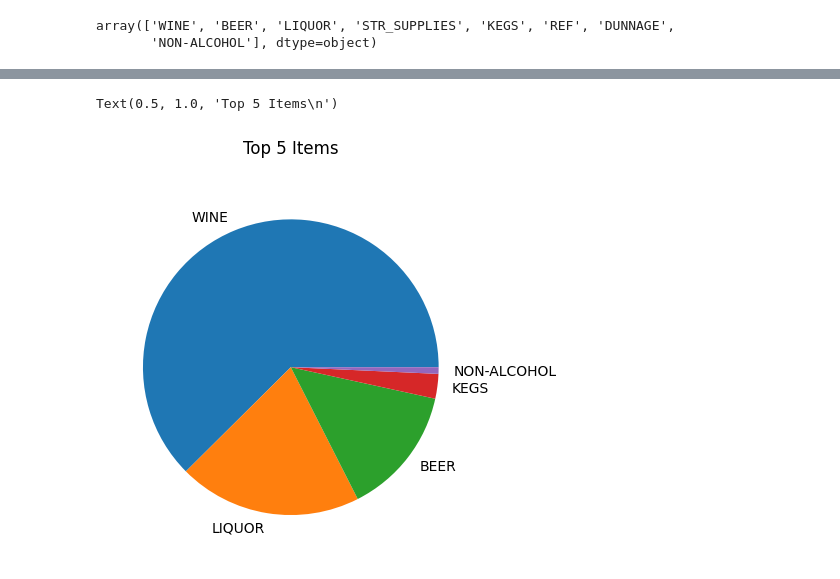
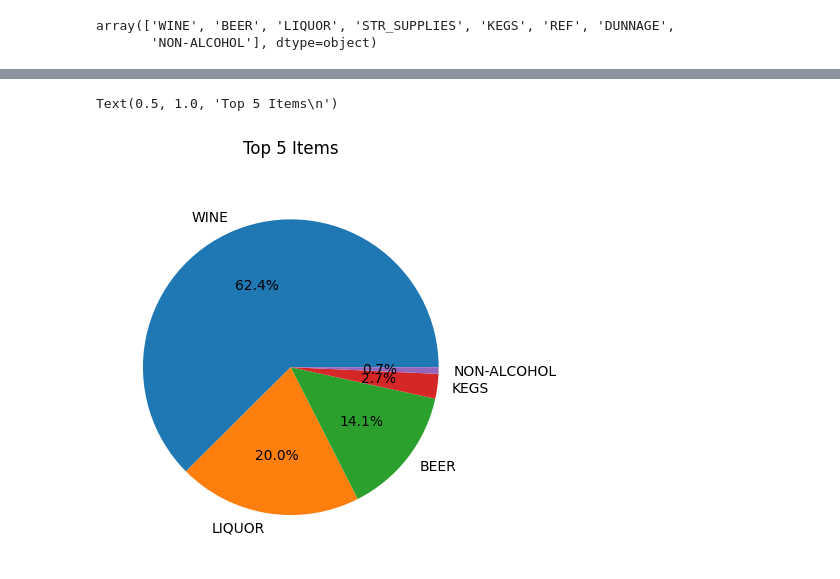
Before and after one commit to Vaishnavi-Kalwa/Retail-and-Warehouse-Sales-Performance-Analysis, a Jupyter notebook: Warehouse.ipynb, the cells around one changed output, grey strips where cells are left out. Drawn from its saved outputs; the diff is of its cells as text; code cells hidden in the pictures.

```diff
--- a/Warehouse.ipynb
+++ b/Warehouse.ipynb
@@ -205,6 +216,6 @@ plt.show
 # %%
-plt.pie(df['ItemType'].value_counts().nlargest(5), labels=df['ItemType'].value_counts().nlargest(5).index)
+plt.pie(df['ItemType'].value_counts().nlargest(5), labels=df['ItemType'].value_counts().nlargest(5).index, autopct='%1.1f%%')
 plt.title('Top 5 Items\n')
 # %% [output]
 Text(0.5, 1.0, 'Top 5 Items\n')
-[figure, old version]
+[figure, new version]
```
Also changed, not shown: parts of 9 cells of this notebook.
